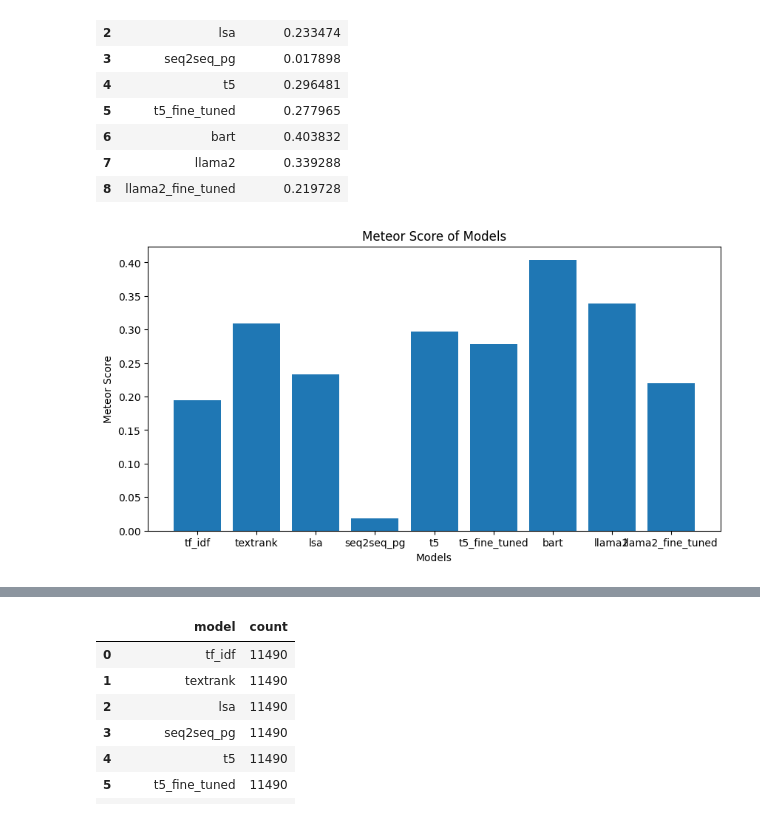
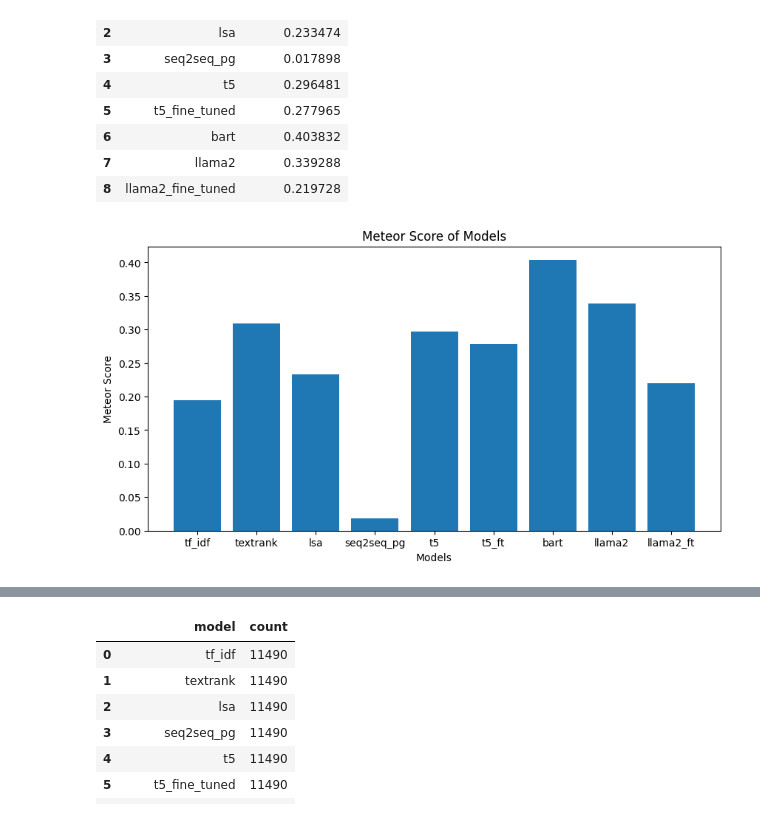
Before and after one commit to vijayjawali/aroha, a Jupyter notebook: utils/metrics.ipynb, the cells around one changed output, grey strips where cells are left out. Saved outputs shown, nothing was run; the diff lists cells and outputs as text; code cells hidden in the pictures.

```diff
--- a/utils/metrics.ipynb
+++ b/utils/metrics.ipynb
@@ -149,16 +149,19 @@ meteor_scores
 # %%
 # save the dataframe as csv file
 meteor_scores.to_csv('utils/meteor_scores.csv', index=False)
+# %%
+# read csv file from folder utils
+meteor_scores = pd.read_csv('utils/meteor_scores.csv')
 # %%
 # import matplotlib
 import matplotlib.pyplot as plt
 # %%
 # plot the meteor scores
 plt.figure(figsize=(10, 5))
-plt.bar(meteor_scores['model'], meteor_scores['meteor_score'])
+plt.bar(['tf_idf', 'textrank', 'lsa', 'seq2seq_pg', 't5', 't5_ft', 'bart', 'llama2', 'llama2_ft'], meteor_scores['meteor_score'])
 plt.xlabel('Models')
 plt.ylabel('Meteor Score')
 plt.title('Meteor Score of Models')
 plt.show()
 # %% [output]
-[figure, old version]
+[figure, new version]
```
Also changed, not shown: parts of 36 cells of this notebook.
